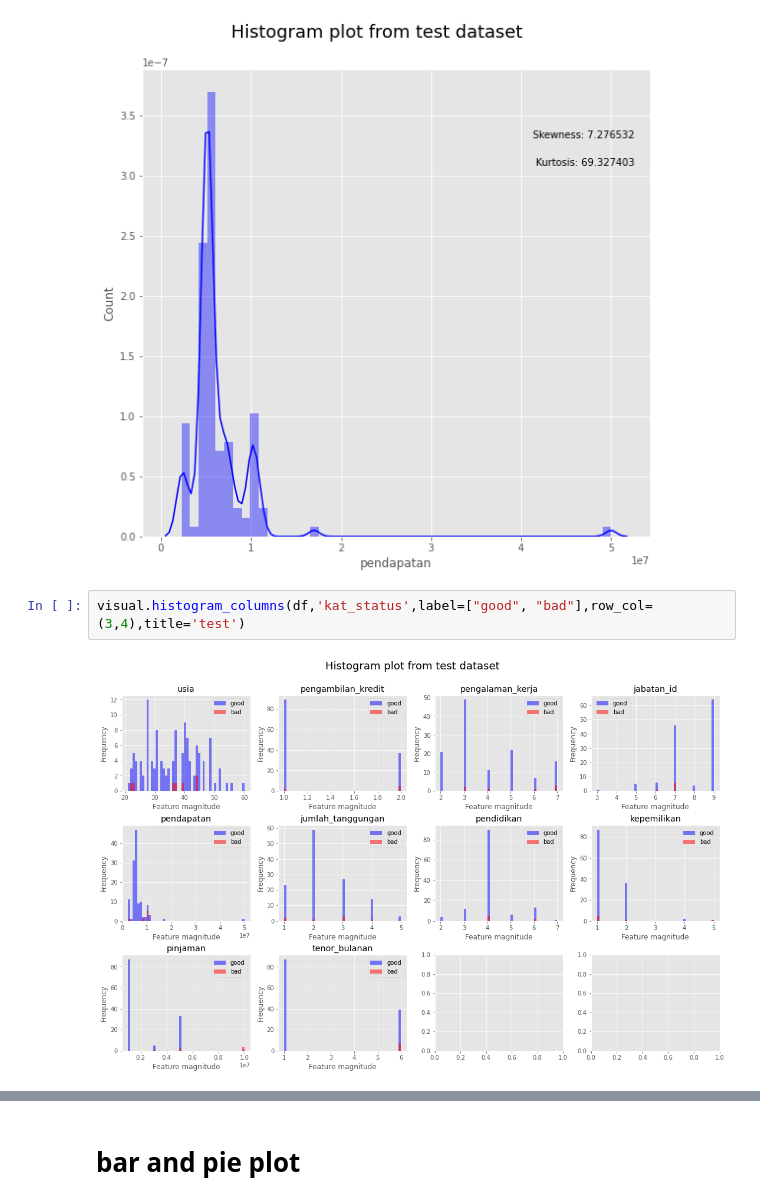
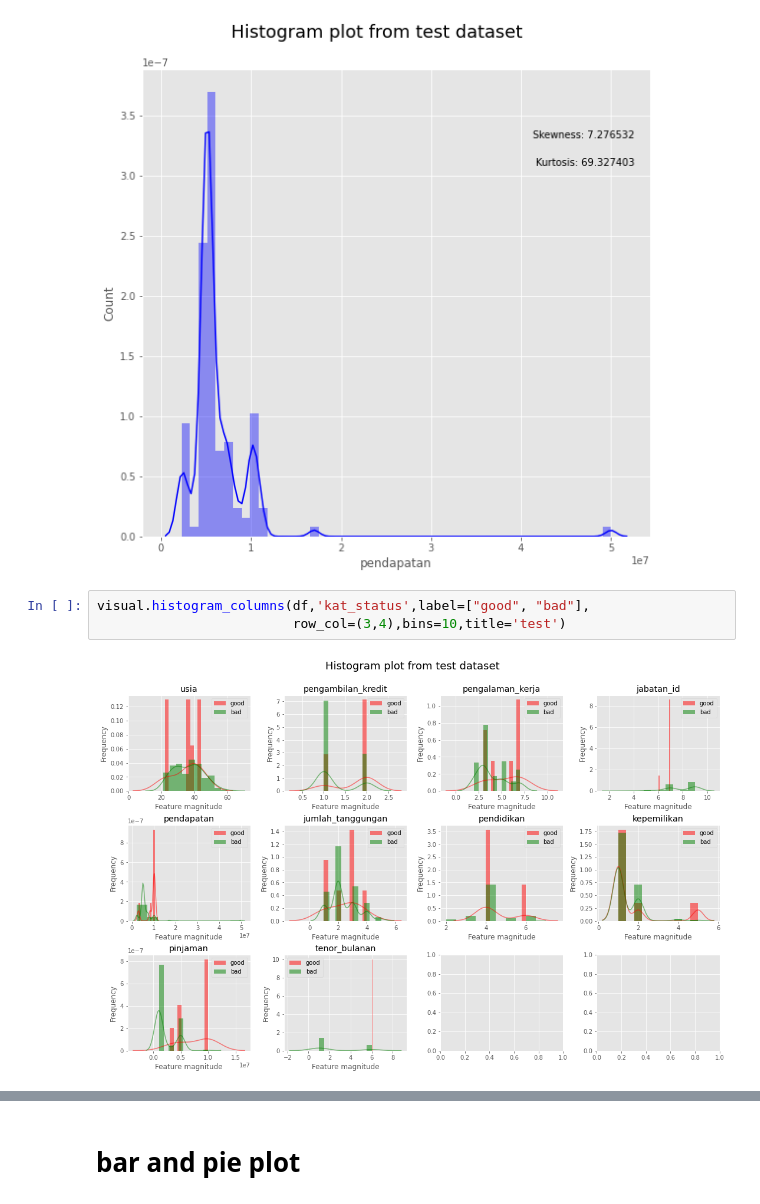
Before and after one commit to imanursar/Machine-Learning-Notes, a Jupyter notebook: Custom Function/Visual Function.ipynb, the cells around one changed output, grey strips where cells are left out. Saved outputs shown, nothing was run; the diff lists cells and outputs as text.

```diff
--- a/Custom Function/Visual Function.ipynb
+++ b/Custom Function/Visual Function.ipynb
@@ -62,6 +57,7 @@ visual.single_column_histogram(df,'pendapatan',50,'test')
 # %% [output]
 [figure]
 # %%
-visual.histogram_columns(df,'kat_status',label=["good", "bad"],row_col=(3,4),title='test')
+visual.histogram_columns(df,'kat_status',label=["good", "bad"],
+                         row_col=(3,4),bins=10,title='test')
 # %% [output]
-[figure, old version]
+[figure, new version]
```
Also changed, not shown: parts of 16 cells of this notebook.
